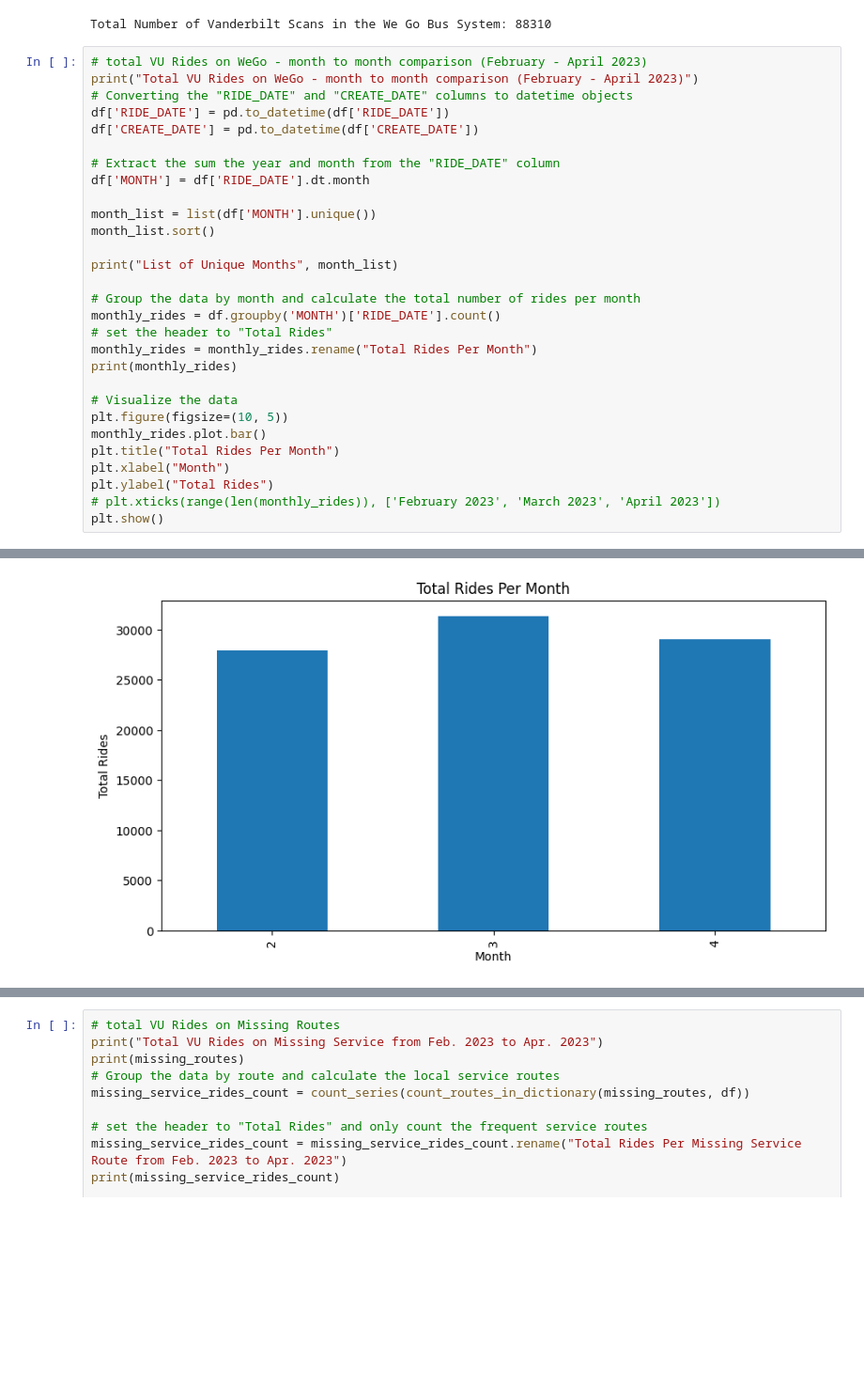
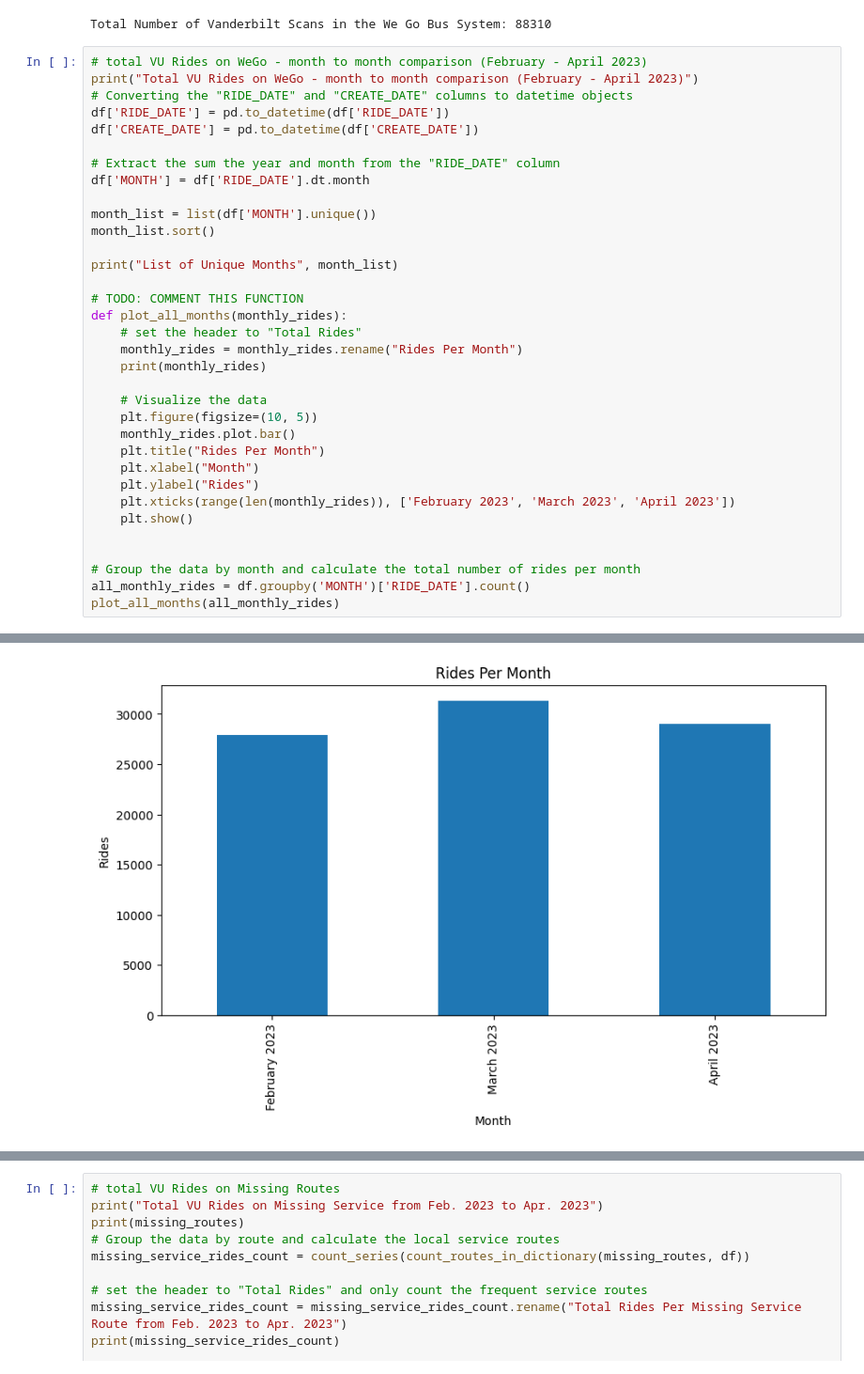
Before and after one commit to SySyAli/vanderbilt_movevu, a Jupyter notebook: testing/testing.ipynb, the cells around one changed output, grey strips where cells are left out. Shown: that part at 94% size. Saved outputs shown, nothing was run; the diff lists cells and outputs as text; blank space fills up the shorter version.

Commit message:
Added more testing functions.

```diff
--- a/testing/testing.ipynb
+++ b/testing/testing.ipynb
@@ -174,20 +174,25 @@ month_list.sort()
 
 print("List of Unique Months", month_list)
 
+# TODO: COMMENT THIS FUNCTION
+def plot_all_months(monthly_rides):
+    # set the header to "Total Rides"
+    monthly_rides = monthly_rides.rename("Rides Per Month")
+    print(monthly_rides)
+
+    # Visualize the data
+    plt.figure(figsize=(10, 5))
+    monthly_rides.plot.bar()
+    plt.title("Rides Per Month")
+    plt.xlabel("Month")
+    plt.ylabel("Rides")
+    plt.xticks(range(len(monthly_rides)), ['February 2023', 'March 2023', 'April 2023'])
+    plt.show()
+
+
 # Group the data by month and calculate the total number of rides per month
-monthly_rides = df.groupby('MONTH')['RIDE_DATE'].count()
-# set the header to "Total Rides"
-monthly_rides = monthly_rides.rename("Total Rides Per Month")
-print(monthly_rides)
-
-# Visualize the data
-plt.figure(figsize=(10, 5))
-monthly_rides.plot.bar()
-plt.title("Total Rides Per Month")
-plt.xlabel("Month")
-plt.ylabel("Total Rides")
-# plt.xticks(range(len(monthly_rides)), ['February 2023', 'March 2023', 'April 2023'])
-plt.show()
+all_monthly_rides = df.groupby('MONTH')['RIDE_DATE'].count()
+plot_all_months(all_monthly_rides)
 # %% [output]
 Total VU Rides on WeGo - month to month comparison (February - April 2023)
 List of Unique Months [2, 3, 4]
@@ -199,3 +204,3 @@ Name: Total Rides Per Month, dtype: int64
-[figure, old version]
+[figure, new version]
 # %%
 # total VU Rides on Frequent Service
```
Also changed, not shown: parts of 16 cells of this notebook.
